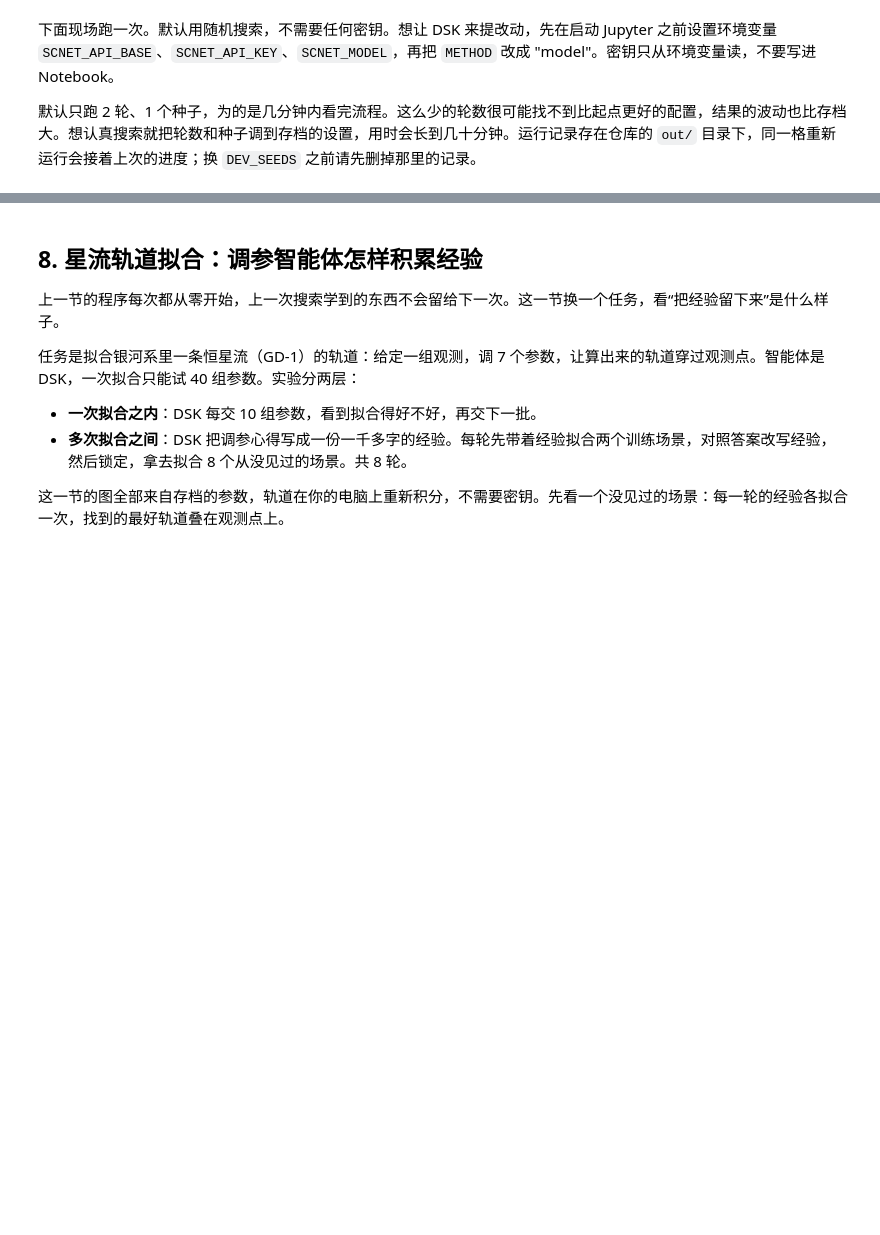
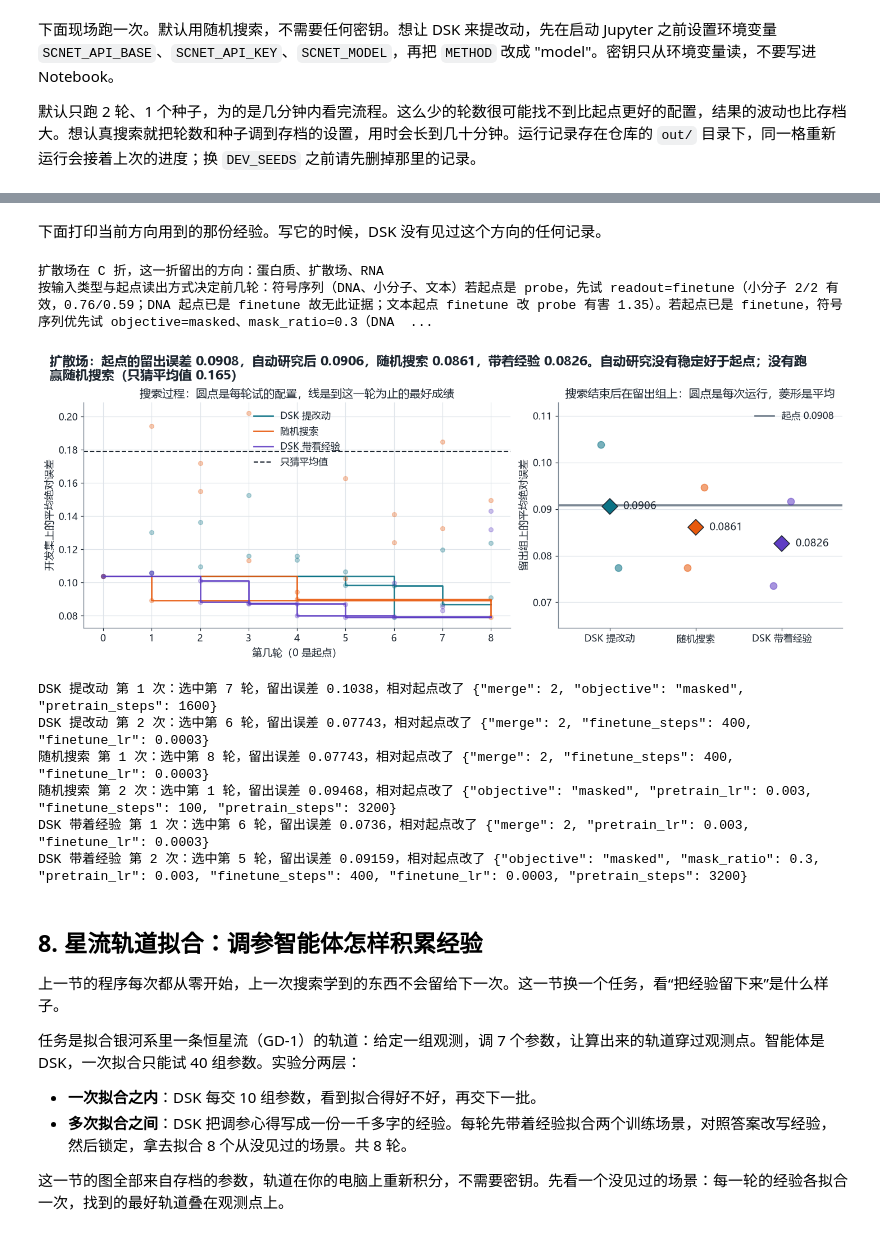
Before and after one commit to Yu-Yang-Li/nanoSciGPT, a Jupyter notebook: notebooks/eleven_fields.executed.ipynb, the cells around one changed output, grey strips where cells are left out. Drawn from its saved outputs; the diff is of its cells as text; code cells hidden in the pictures; blank space fills up the shorter version.

```diff
--- a/notebooks/eleven_fields.executed.ipynb
+++ b/notebooks/eleven_fields.executed.ipynb
@@ -297,3 +315,20 @@ field random-1 留出组 A：选中第 0 轮，误差 0.08663（起点 0.08663
+# %% [markdown]
+下面打印当前方向用到的那份经验。写它的时候，DSK 没有见过这个方向的任何记录。
+# %%
+print(f"{spec['name']}在 {search_skill.fold_of(FIELD)} 折，这一折留出的方向："
+      + "、".join(eleven.FIELDS[field]["name"] for field in search_skill.FOLDS[search_skill.fold_of(FIELD)]))
+print(search_skill.locked(FIELD))
+search_plots.show_search(FIELD, search.archived(FIELD))
+# %% [output]
+扩散场在 C 折，这一折留出的方向：蛋白质、扩散场、RNA
+按输入类型与起点读出方式决定前几轮：符号序列（DNA、小分子、文本）若起点是 probe，先试 readout=finetune（小分子 2/2 有效，0.76/0.59；DNA 起点已是 finetune 故无此证据；文本起点 finetune 改 probe 有害 1.35）。若起点已是 finetune，符号序列优先试 objective=masked、mask_ratio=0.3（DNA  ...
+[figure, added]
+DSK 提改动 第 1 次：选中第 7 轮，留出误差 0.1038，相对起点改了 {"merge": 2, "objective": "masked", "pretrain_steps": 1600}
+DSK 提改动 第 2 次：选中第 6 轮，留出误差 0.07743，相对起点改了 {"merge": 2, "finetune_steps": 400, "finetune_lr": 0.0003}
+随机搜索 第 1 次：选中第 8 轮，留出误差 0.07743，相对起点改了 {"merge": 2, "finetune_steps": 400, "finetune_lr": 0.0003}
+随机搜索 第 2 次：选中第 1 轮，留出误差 0.09468，相对起点改了 {"objective": "masked", "pretrain_lr": 0.003, "finetune_steps": 100, "pretrain_steps": 3200}
+DSK 带着经验 第 1 次：选中第 6 轮，留出误差 0.0736，相对起点改了 {"merge": 2, "pretrain_lr": 0.003, "finetune_lr": 0.0003}
+DSK 带着经验 第 2 次：选中第 5 轮，留出误差 0.09159，相对起点改了 {"objective": "masked", "mask_ratio": 0.3, "pretrain_lr": 0.003, "finetune_steps": 400, "finetune_lr": 0.0003, "pretrain_steps": 3200}
 # %% [markdown]
 ## 8. 星流轨道拟合：调参智能体怎样积累经验
 
```
Also changed, not shown: parts of 18 cells of this notebook, 1 other file.
